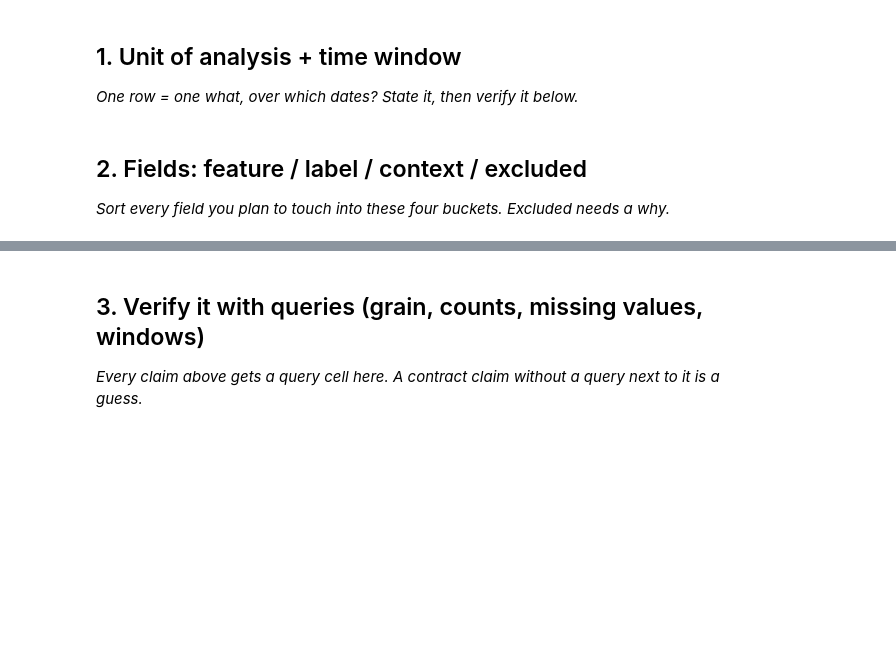
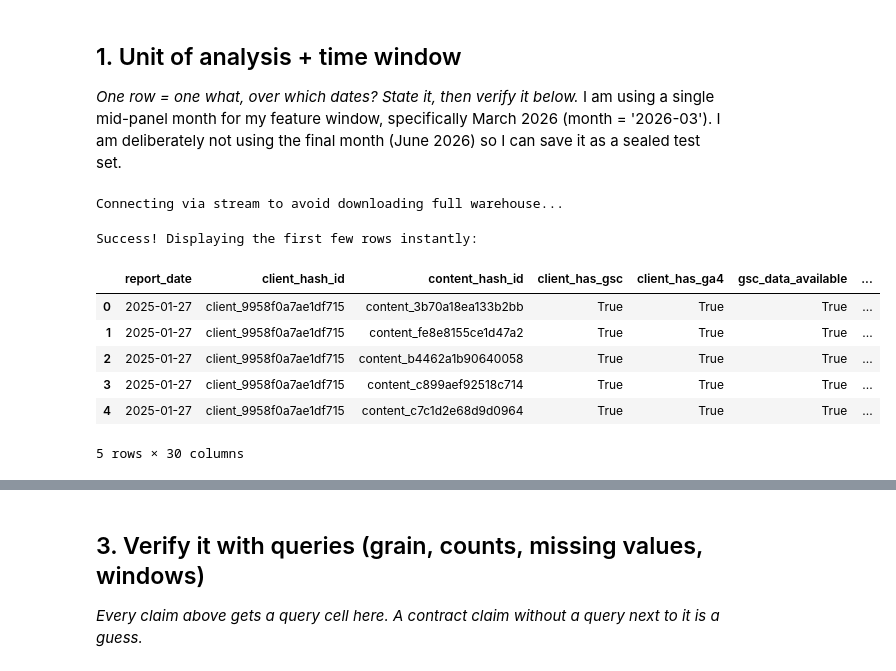
Before and after one commit to soumyajeetrc/flyrank-internship-ml, a Jupyter notebook: work/notebooks/w03_data_contract.ipynb, the cells around one changed output, grey strips where cells are left out. Saved outputs shown, nothing was run; the diff lists cells and outputs as text; code cells hidden in the pictures; blank space fills up the shorter version.

```diff
--- a/work/notebooks/w03_data_contract.ipynb
+++ b/work/notebooks/w03_data_contract.ipynb
@@ -10,3 +10,4 @@ This skeleton is yours to fill. Work the sections **in order** — each one has
 ## 1. Unit of analysis + time window
 
 *One row = one what, over which dates? State it, then verify it below.*
+I am using a single mid-panel month for my feature window, specifically March 2026 (month = '2026-03'). I am deliberately not using the final month (June 2026) so I can save it as a sealed test set.
@@ -16,4 +13,0 @@ This skeleton is yours to fill. Work the sections **in order** — each one has
-# %% [markdown]
-## 2. Fields: feature / label / context / excluded
-
-*Sort every field you plan to touch into these four buckets. Excluded needs a why.*
@@ -22,0 +14,34 @@ This skeleton is yours to fill. Work the sections **in order** — each one has
+# %%
+import pandas as pd
+from datasets import load_dataset
+from google.colab import userdata
+
+# 1. Pull your secret token
+my_token = userdata.get('HF_TOKEN')
+
+# 2. Stream the dataset (instant connection, downloads 0 GB to your disk)
+print("Connecting via stream to avoid downloading full warehouse...")
+stream_data = load_dataset(
+    "FlyRank/internship-warehouse",
+    "fact_content_daily_performance",
+    split="train",
+    token=my_token,
+    streaming=True
+)
+
+# 3. Grab just the first 10 rows to inspect the structure immediately
+sample_rows = list(stream_data.take(10))
+df_sample = pd.DataFrame(sample_rows)
+
+print("Success! Displaying the first few rows instantly:")
+display(df_sample.head(5))
+# %% [output]
+Connecting via stream to avoid downloading full warehouse...
+Success! Displaying the first few rows instantly:
+|  | report_date | client_hash_id | content_hash_id | client_has_gsc | client_has_ga4 | gsc_data_available | ... |
+| 0 | 2025-01-27 | client_9958f0a7ae1df715 | content_3b70a18ea133b2bb | True | True | True | ... |
+| 1 | 2025-01-27 | client_9958f0a7ae1df715 | content_fe8e8155ce1d47a2 | True | True | True | ... |
+| 2 | 2025-01-27 | client_9958f0a7ae1df715 | content_b4462a1b90640058 | True | True | True | ... |
+| 3 | 2025-01-27 | client_9958f0a7ae1df715 | content_c899aef92518c714 | True | True | True | ... |
+| 4 | 2025-01-27 | client_9958f0a7ae1df715 | content_c7c1d2e68d9d0964 | True | True | True | ... |
+5 rows × 30 columns
```
Also changed, not shown: parts of 13 cells of this notebook.
